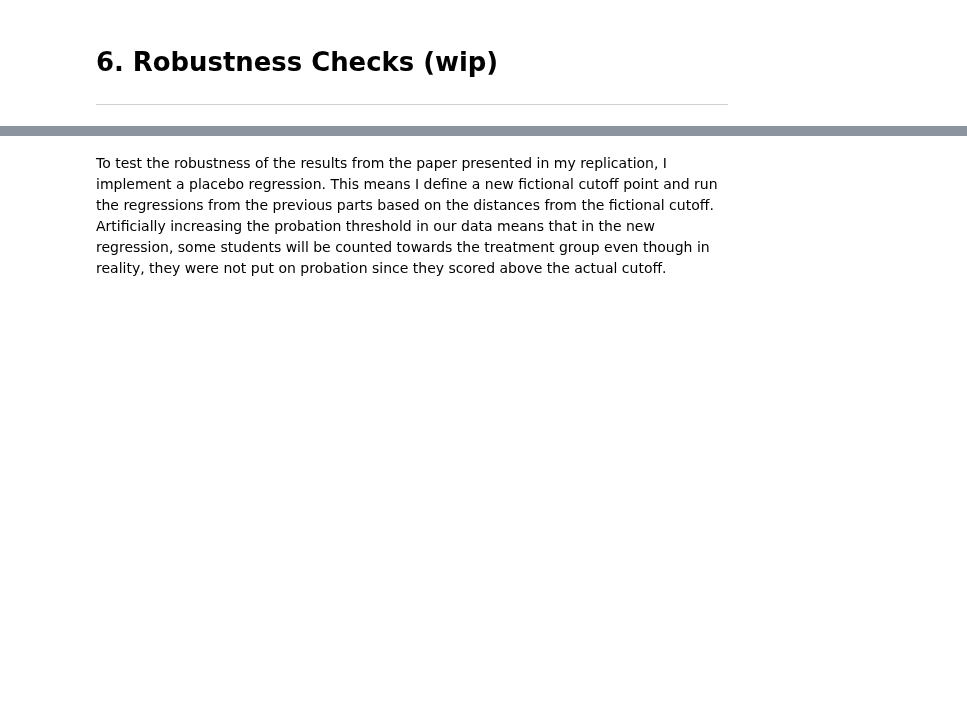
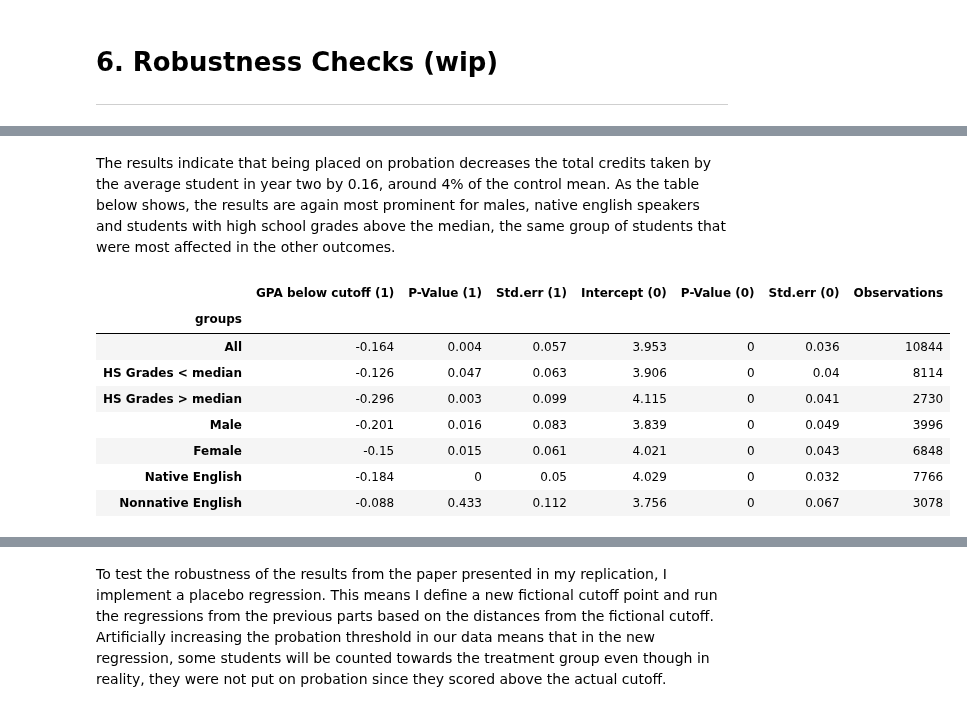
Before and after one commit to amageh/replication-performance-standards, a Jupyter notebook: project.ipynb, the cells around one changed output, grey strips where cells are left out. Drawn from its saved outputs; the diff is of its cells as text; code cells hidden in the pictures; blank space fills up the shorter version.

```diff
--- a/project.ipynb
+++ b/project.ipynb
@@ -552,0 +585,16 @@ table6.loc[['All','HS Grades > median' ],
+# %% [markdown]
+The results indicate that being placed on probation decreases the total credits taken by the average student in year two by 0.16, around 4% of the control mean. As the table below shows, the results are again most prominent for males, native english speakers and students with high school grades above the median, the same group of students that were most affected in the other outcomes.
+# %%
+table_total_credits_year2 = estimate_RDD_multiple_datasets(groups_dict_06, groups_dict_keys,
+                                                           'total_credits_year2',regressors)
+table_total_credits_year2.style.applymap(pvalue_5percent_red, subset=['P-Value (1)', 'P-Value (0)'])
+# %% [output]
+|  | GPA below cutoff (1) | P-Value (1) | Std.err (1) | Intercept (0) | P-Value (0) | Std.err (0) | Observations |
+| groups |  |  |  |  |  |  |  |
+| All | -0.164 | 0.004 | 0.057 | 3.953 | 0 | 0.036 | 10844 |
+| HS Grades < median | -0.126 | 0.047 | 0.063 | 3.906 | 0 | 0.04 | 8114 |
+| HS Grades > median | -0.296 | 0.003 | 0.099 | 4.115 | 0 | 0.041 | 2730 |
+| Male | -0.201 | 0.016 | 0.083 | 3.839 | 0 | 0.049 | 3996 |
+| Female | -0.15 | 0.015 | 0.061 | 4.021 | 0 | 0.043 | 6848 |
+| Native English | -0.184 | 0 | 0.05 | 4.029 | 0 | 0.032 | 7766 |
+| Nonnative English | -0.088 | 0.433 | 0.112 | 3.756 | 0 | 0.067 | 3078 |
```
Also changed, not shown: parts of 22 cells of this notebook, 3 other files.
